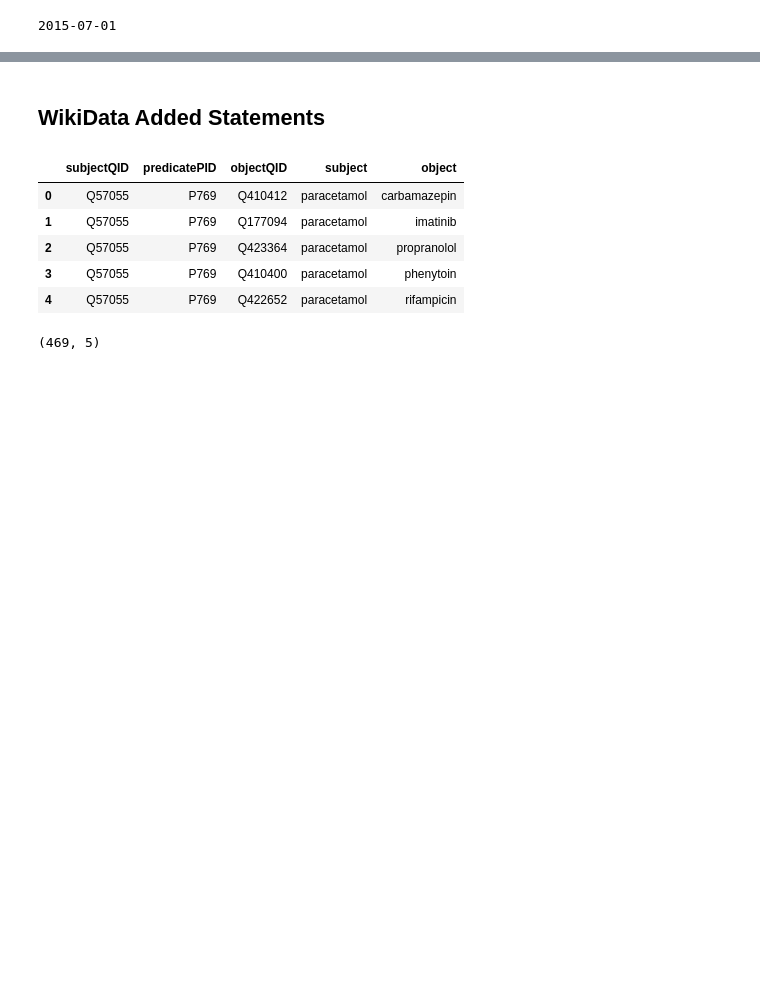
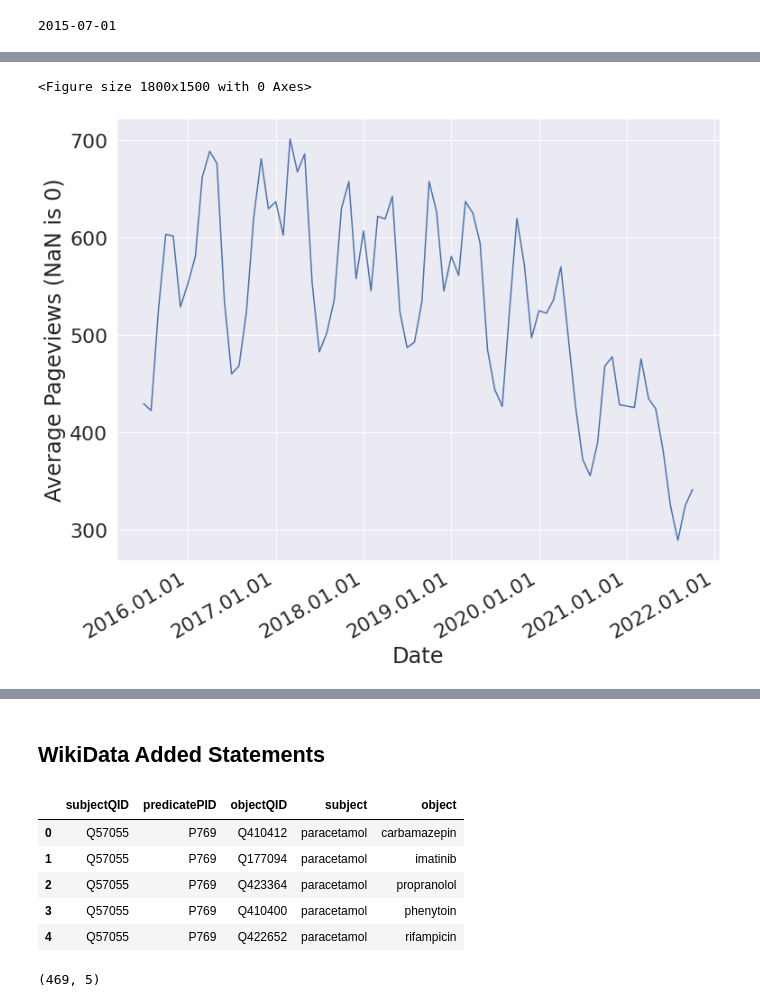
Before and after one commit to gtsueng/GeneWikiReviewSummary, a Jupyter notebook: results/Genewiki_data_misc.ipynb, the cells around one changed output, grey strips where cells are left out. Saved outputs shown, nothing was run; the diff lists cells and outputs as text; code cells hidden in the pictures; blank space fills up the shorter version.

```diff
--- a/results/Genewiki_data_misc.ipynb
+++ b/results/Genewiki_data_misc.ipynb
@@ -118,0 +199,19 @@ plt.show()
+# %%
+figure(figsize=(12, 10), dpi=150)
+plt.rcParams['figure.figsize'] = [12, 10]
+
+sns.set(font_scale = 2)
+
+fig, ax = plt.subplots()
+sns.lineplot(data=gw_pv_summary, x='Date', y='Average Pageviews (NaN is 0)', ax=ax)
+
+# assign locator and formatter for the xaxis ticks.
+ax.xaxis.set_major_locator(mdates.AutoDateLocator())
+ax.xaxis.set_major_formatter(mdates.DateFormatter('%Y.%m.%d'))
+
+# put the labels at 45deg since they tend to be too long
+fig.autofmt_xdate()
+plt.show()
+# %% [output]
+<Figure size 1800x1500 with 0 Axes>
+[figure, added]
```
Also changed, not shown: parts of 26 cells of this notebook.
